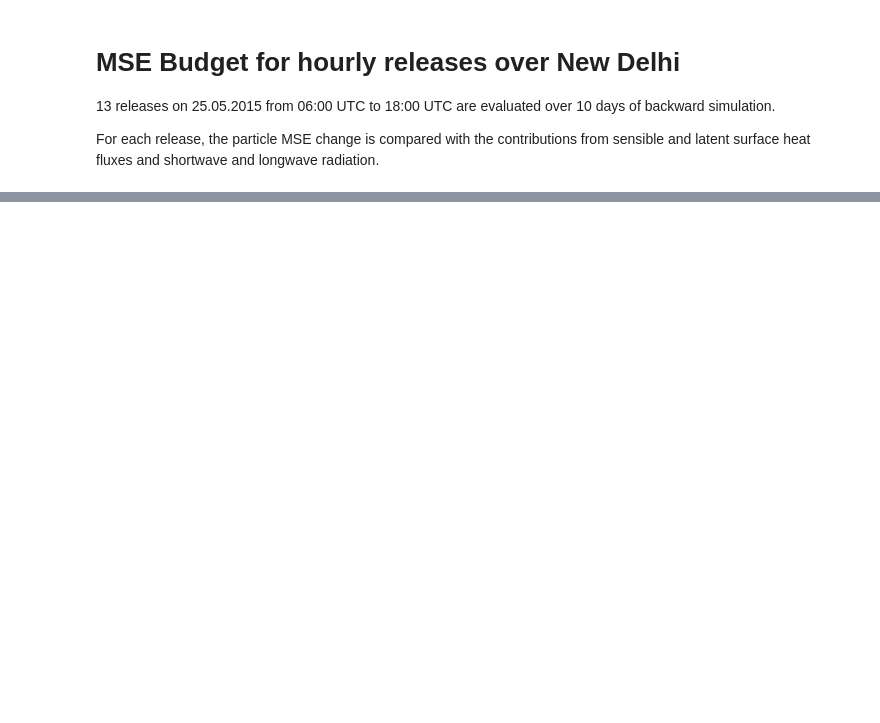
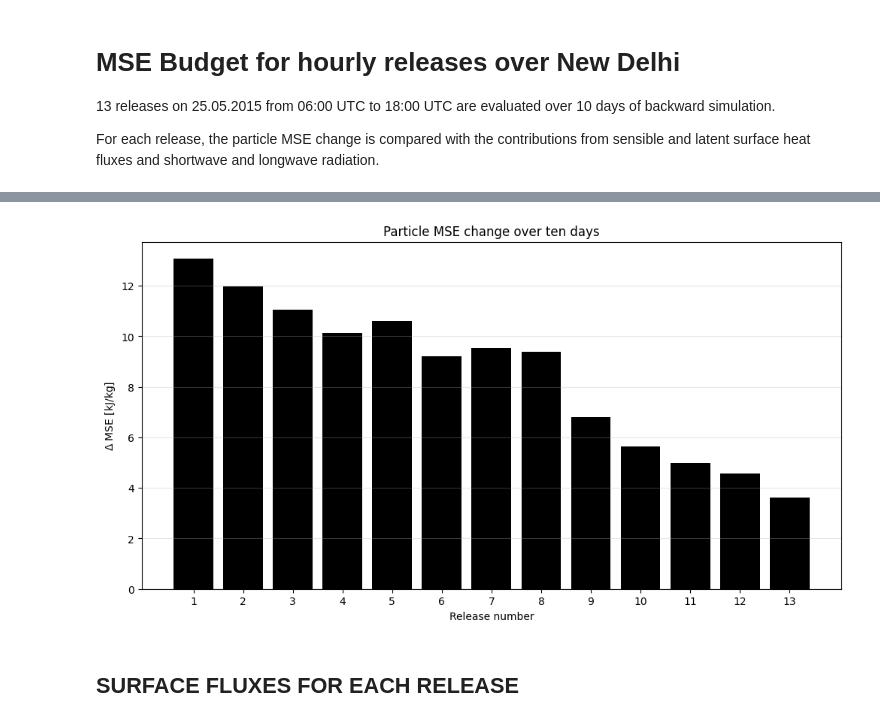
Before and after one commit to georgbrack/msc-thesis, a Jupyter notebook: analysis/MSE_Budget_NewDelhi_hourly_releases.ipynb, the cells around one changed output, grey strips where cells are left out. Drawn from its saved outputs; the diff is of its cells as text; code cells hidden in the pictures; blank space fills up the shorter version.

```diff
--- a/analysis/MSE_Budget_NewDelhi_hourly_releases.ipynb
+++ b/analysis/MSE_Budget_NewDelhi_hourly_releases.ipynb
@@ -30,0 +24,4 @@ Partoutput files: 4
+# %%
+grid = xr.open_dataset(grid_files[0])
+partinit = xr.open_dataset(initial_files[0])
+particles = xr.open_mfdataset(particle_files)
@@ -30,0 +84,29 @@ Partoutput files: 4
+# %%
+mse_results = []
+
+for release, row in release_overview.iterrows():
+    release_time = row["release_start"]
+    earlier_time = release_time - pd.Timedelta(days=10)
+
+    particle_ids = partinit.particle.where(partinit.release == release, drop=True)
+
+    release_state = partinit.sel(particle=particle_ids)
+
+    earlier_state = particles.sel(particle=particle_ids, time=earlier_time)
+
+    mse_release = calculate_mse(release_state).compute()
+    mse_earlier = calculate_mse(earlier_state).compute()
+
+    valid = np.isfinite(mse_release) & np.isfinite(mse_earlier)
+
+    delta_mse = ((mse_release - mse_earlier).where(valid).mean(dim="particle", skipna=True).item())
+
+    mse_results.append({
+        "release": int(release),
+        "release_time": release_time,
+        "valid_particles": int(valid.sum().item()),
+        "delta_mse": delta_mse
+    })
+
+mse_budget = pd.DataFrame(mse_results).set_index("release")
+mse_budget
@@ -30,0 +129,14 @@ Partoutput files: 4
+# %%
+fig, ax = plt.subplots(1, 1, figsize=(12, 6))
+
+ax.bar(mse_budget.index, mse_budget["delta_mse"] / 1000, color="black")
+ax.axhline(0, color="black", linewidth=0.8)
+ax.set_xticks(mse_budget.index)
+ax.set_xlabel("Release number")
+ax.set_ylabel(r"$\Delta$ MSE [kJ/kg]")
+ax.set_title("Particle MSE change over ten days")
+ax.grid(axis="y", alpha=0.3)
+# %% [output]
+[figure, added]
+# %% [markdown]
+## SURFACE FLUXES FOR EACH RELEASE
```
Also changed, not shown: parts of 21 cells of this notebook, 54 other files.
